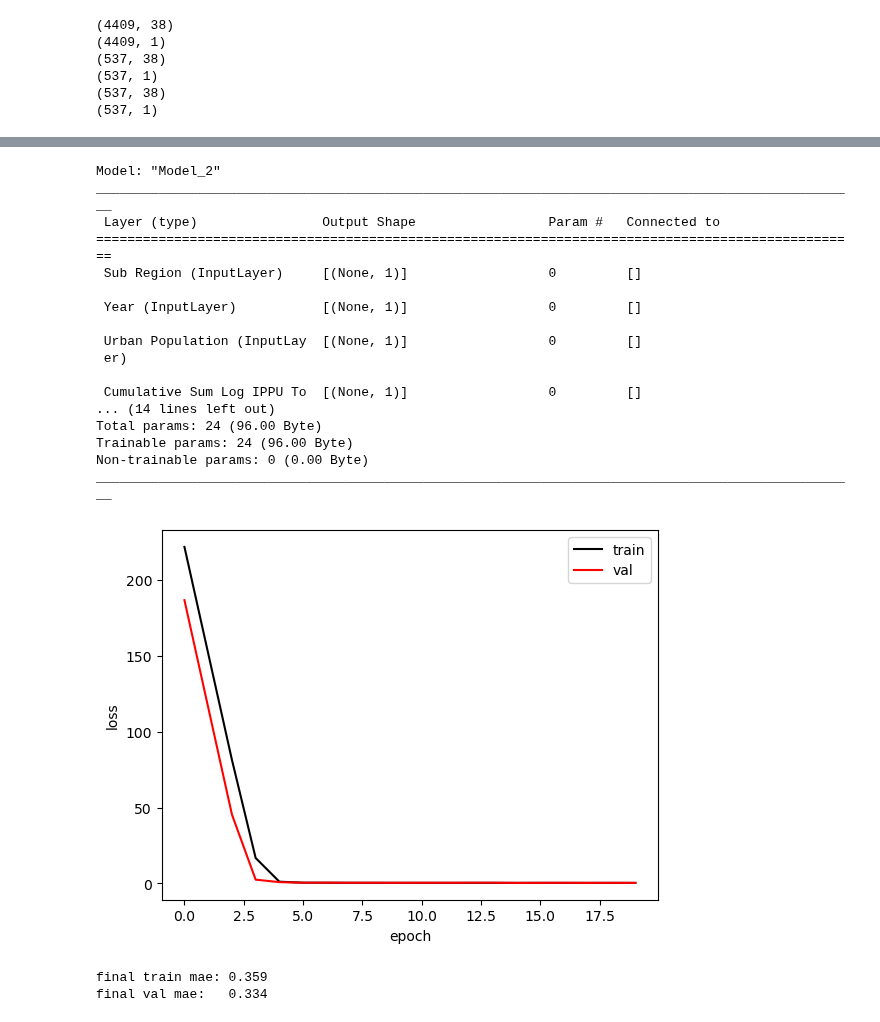
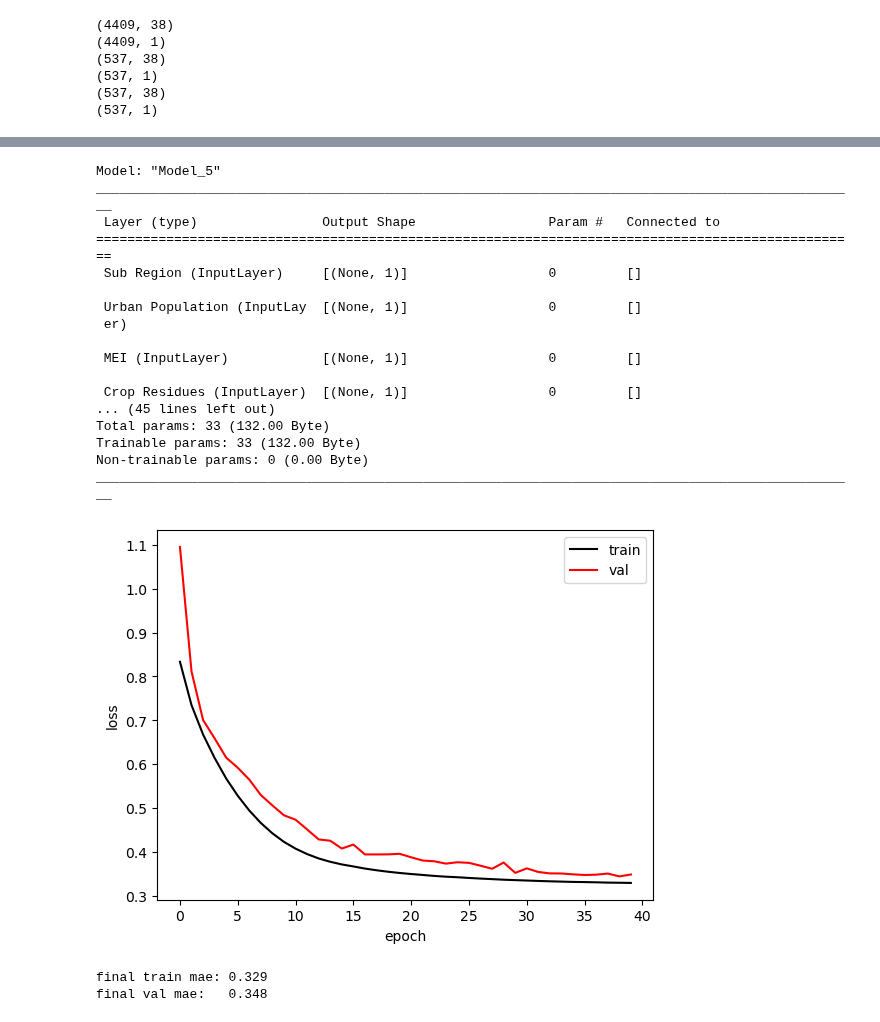
Before and after one commit to fayesimone/agriculture_emissions_prediction, a Jupyter notebook: Model_Building.ipynb, the cells around one changed output, grey strips where cells are left out. Saved outputs shown, nothing was run; the diff lists cells and outputs as text; code cells hidden in the pictures.

Commit message:
Add additional linear models

```diff
--- a/Model_Building.ipynb
+++ b/Model_Building.ipynb
@@ -88,7 +149,7 @@ def build_model():
 
   model = tf.keras.Model(inputs=[tot_em],
                          outputs=temp,
-                         name='Baseline')
+                         name='Baseline_Adam')
   model.compile(
       optimizer=tf.keras.optimizers.Adam(learning_rate=0.01),
       loss=tf.keras.losses.MeanAbsoluteError()
@@ -133,0 +221,15 @@ final val mae:   0.646
+# %%
+model = build_model()
+model.summary()
+
+history = model.fit(
+  x=x_train[['cum_sum_total_emission']],
+  y=Y_train[['average_temperature_°c']],
+  epochs=20,
+  batch_size=256,
+  validation_data=(
+      x_val[['cum_sum_total_emission']],
+      Y_val[['average_temperature_°c']]),
+  verbose=True)
+
+show_history(history)
@@ -169,46 +442,64 @@ def build_model():
 # %%
 model = build_model()
 model.summary()
 
 history = model.fit(
   x={
-      'Year': x_train[['year']],
-      'Urban Population': x_train[['log_urban_population']],
-      'Cumulative Sum Log IPPU Total': x_train[['cum_sum_log_ippu_tot']],
+      'Urban Population': x_train[['urban_population']],
+      'MEI': x_train[['mei']],
+      'Crop Residues': x_train[['cum_sum_log_crop_residues']],
+      'Rice Cultivation': x_train[['cum_sum_log_rice_cultivation']],
+      'Drained Organic Soils CO2': x_train[['cum_sum_log_drained_organic_soils_co2']],
+      'Net Forest Conversion': x_train[['cum_sum_log_net_forest_conversion']],
+      'Fires': x_train[['cum_sum_log_fires']],
+      'Manure Management': x_train[['cum_sum_log_manure_mgmt']],
+      'Food Systems': x_train[['cum_sum_log_food_systems']],
+      'IPPU Total': x_train[['cum_sum_log_ippu_tot']],
+      'On Farm Energy Use': x_train[['cum_sum_log_on_farm_energy_use']],
+      'Forestland': x_train[['cum_sum_forestland']],
       'Sub Region': x_train[['sub-region']]
     },
   y=Y_train[['average_temperature_°c']],
-  epochs=20,
+  epochs=40,
   batch_size=128,
   validation_data=(
       {
-      'Year': x_val[['year']],
-      'Urban Population': x_val[['log_urban_population']],
-      'Cumulative Sum Log IPPU Total': x_val[['cum_sum_log_ippu_tot']],
+      'Urban Population': x_val[['urban_population']],
+      'MEI': x_val[['mei']],
+      'Crop Residues': x_val[['cum_sum_log_crop_residues']],
+      'Rice Cultivation': x_val[['cum_sum_log_rice_cultivation']],
+      'Drained Organic Soils CO2': x_val[['cum_sum_log_drained_organic_soils_co2']],
+      'Net Forest Conversion': x_val[['cum_sum_log_net_forest_conversion']],
+      'Fires': x_val[['cum_sum_log_fires']],
+      'Manure Management': x_val[['cum_sum_log_manure_mgmt']],
+      'Food Systems': x_val[['cum_sum_log_food_systems']],
+      'IPPU Total': x_val[['cum_sum_log_ippu_tot']],
+      'On Farm Energy Use': x_val[['cum_sum_log_on_farm_energy_use']],
+      'Forestland': x_val[['cum_sum_forestland']],
       'Sub Region': x_val[['sub-region']]
       },
       Y_val[['average_temperature_°c']]),
   verbose=0)
 
 show_history(history)
 # %% [output]
-Model: "Model_2"
+Model: "Model_5"
 __________________________________________________________________________________________________
  Layer (type)                Output Shape                 Param #   Connected to
 ==================================================================================================
  Sub Region (InputLayer)     [(None, 1)]                  0         []
 
- Year (InputLayer)           [(None, 1)]                  0         []
-
  Urban Population (InputLay  [(None, 1)]                  0         []
  er)
 
- Cumulative Sum Log IPPU To  [(None, 1)]                  0         []
-... (14 lines left out)
-Total params: 24 (96.00 Byte)
-Trainable params: 24 (96.00 Byte)
+ MEI (InputLayer)            [(None, 1)]                  0         []
+
+ Crop Residues (InputLayer)  [(None, 1)]                  0         []
+... (45 lines left out)
+Total params: 33 (132.00 Byte)
+Trainable params: 33 (132.00 Byte)
 Non-trainable params: 0 (0.00 Byte)
 __________________________________________________________________________________________________
-[figure, old version]
+[figure, new version]
-final train mae: 0.359
-final val mae:   0.334
+final train mae: 0.329
+final val mae:   0.348
```
Also changed, not shown: parts of 14 cells of this notebook.
